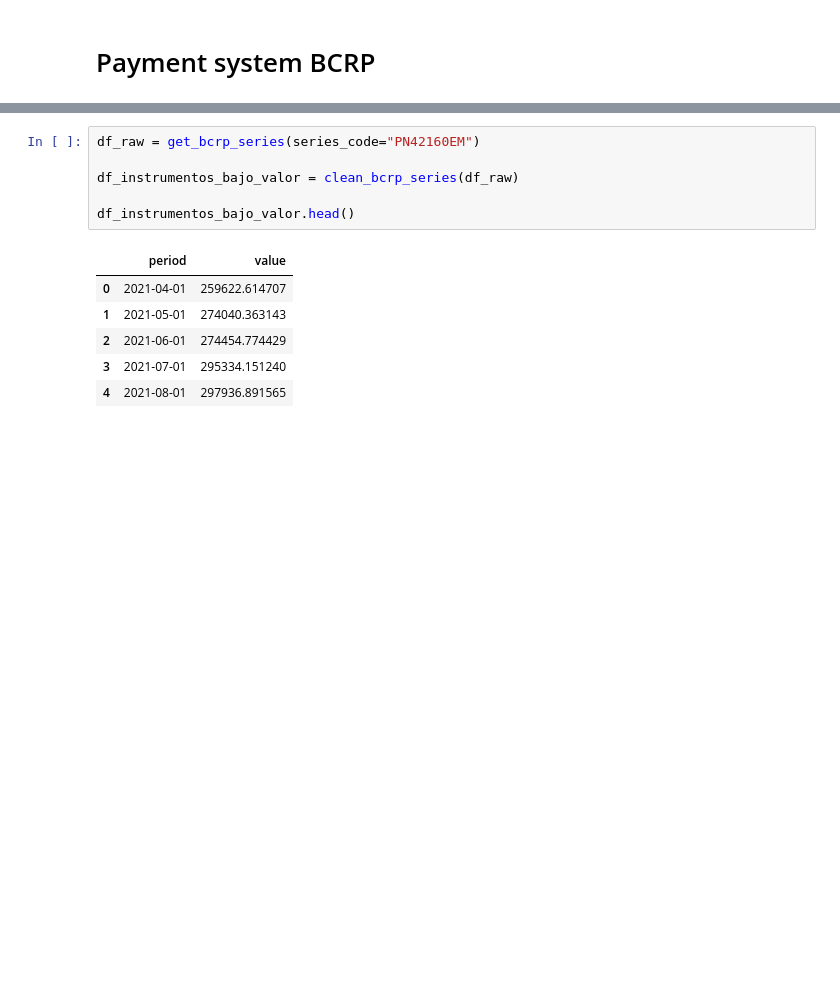
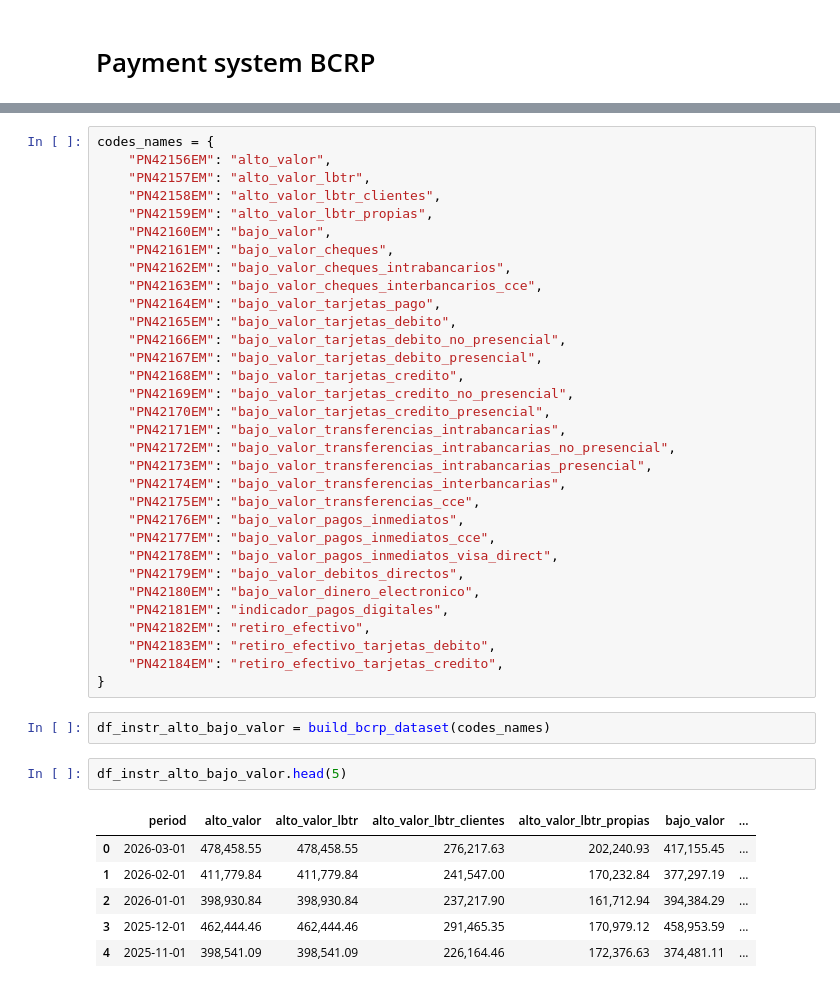
Before and after one commit to FerCorcuera/BCRP-ANALYTICS, a Jupyter notebook: payment-system/notebooks/exploring_data.ipynb, the cells around one changed output, grey strips where cells are left out. Cells and saved outputs as stored; diff of their text form; blank space fills up the shorter version.

```diff
--- a/payment-system/notebooks/exploring_data.ipynb
+++ b/payment-system/notebooks/exploring_data.ipynb
@@ -65,13 +51,43 @@ def clean_bcrp_series(df: pd.DataFrame):
-# %%
-df_raw = get_bcrp_series(series_code="PN42160EM")
-
-df_instrumentos_bajo_valor = clean_bcrp_series(df_raw)
-
-df_instrumentos_bajo_valor.head()
-# %% [output]
-|  | period | value |
-| 0 | 2021-04-01 | 259622.614707 |
-| 1 | 2021-05-01 | 274040.363143 |
-| 2 | 2021-06-01 | 274454.774429 |
-| 3 | 2021-07-01 | 295334.151240 |
-| 4 | 2021-08-01 | 297936.891565 |
+# %%
+codes_names = {
+    "PN42156EM": "alto_valor",
+    "PN42157EM": "alto_valor_lbtr",
+    "PN42158EM": "alto_valor_lbtr_clientes",
+    "PN42159EM": "alto_valor_lbtr_propias",
+    "PN42160EM": "bajo_valor",
+    "PN42161EM": "bajo_valor_cheques",
+    "PN42162EM": "bajo_valor_cheques_intrabancarios",
+    "PN42163EM": "bajo_valor_cheques_interbancarios_cce",
+    "PN42164EM": "bajo_valor_tarjetas_pago",
+    "PN42165EM": "bajo_valor_tarjetas_debito",
+    "PN42166EM": "bajo_valor_tarjetas_debito_no_presencial",
+    "PN42167EM": "bajo_valor_tarjetas_debito_presencial",
+    "PN42168EM": "bajo_valor_tarjetas_credito",
+    "PN42169EM": "bajo_valor_tarjetas_credito_no_presencial",
+    "PN42170EM": "bajo_valor_tarjetas_credito_presencial",
+    "PN42171EM": "bajo_valor_transferencias_intrabancarias",
+    "PN42172EM": "bajo_valor_transferencias_intrabancarias_no_presencial",
+    "PN42173EM": "bajo_valor_transferencias_intrabancarias_presencial",
+    "PN42174EM": "bajo_valor_transferencias_interbancarias",
+    "PN42175EM": "bajo_valor_transferencias_cce",
+    "PN42176EM": "bajo_valor_pagos_inmediatos",
+    "PN42177EM": "bajo_valor_pagos_inmediatos_cce",
+    "PN42178EM": "bajo_valor_pagos_inmediatos_visa_direct",
+    "PN42179EM": "bajo_valor_debitos_directos",
+    "PN42180EM": "bajo_valor_dinero_electronico",
+    "PN42181EM": "indicador_pagos_digitales",
+    "PN42182EM": "retiro_efectivo",
+    "PN42183EM": "retiro_efectivo_tarjetas_debito",
+    "PN42184EM": "retiro_efectivo_tarjetas_credito",
+}
+# %%
+df_instr_alto_bajo_valor = build_bcrp_dataset(codes_names)
+# %%
+df_instr_alto_bajo_valor.head(5)
+# %% [output]
+|  | period | alto_valor | alto_valor_lbtr | alto_valor_lbtr_clientes | alto_valor_lbtr_propias | bajo_valor | ... |
+| 0 | 2026-03-01 | 478,458.55 | 478,458.55 | 276,217.63 | 202,240.93 | 417,155.45 | ... |
+| 1 | 2026-02-01 | 411,779.84 | 411,779.84 | 241,547.00 | 170,232.84 | 377,297.19 | ... |
+| 2 | 2026-01-01 | 398,930.84 | 398,930.84 | 237,217.90 | 161,712.94 | 394,384.29 | ... |
+| 3 | 2025-12-01 | 462,444.46 | 462,444.46 | 291,465.35 | 170,979.12 | 458,953.59 | ... |
+| 4 | 2025-11-01 | 398,541.09 | 398,541.09 | 226,164.46 | 172,376.63 | 374,481.11 | ... |
```
Also changed, not shown: parts of 11 cells of this notebook, 1 other file.
